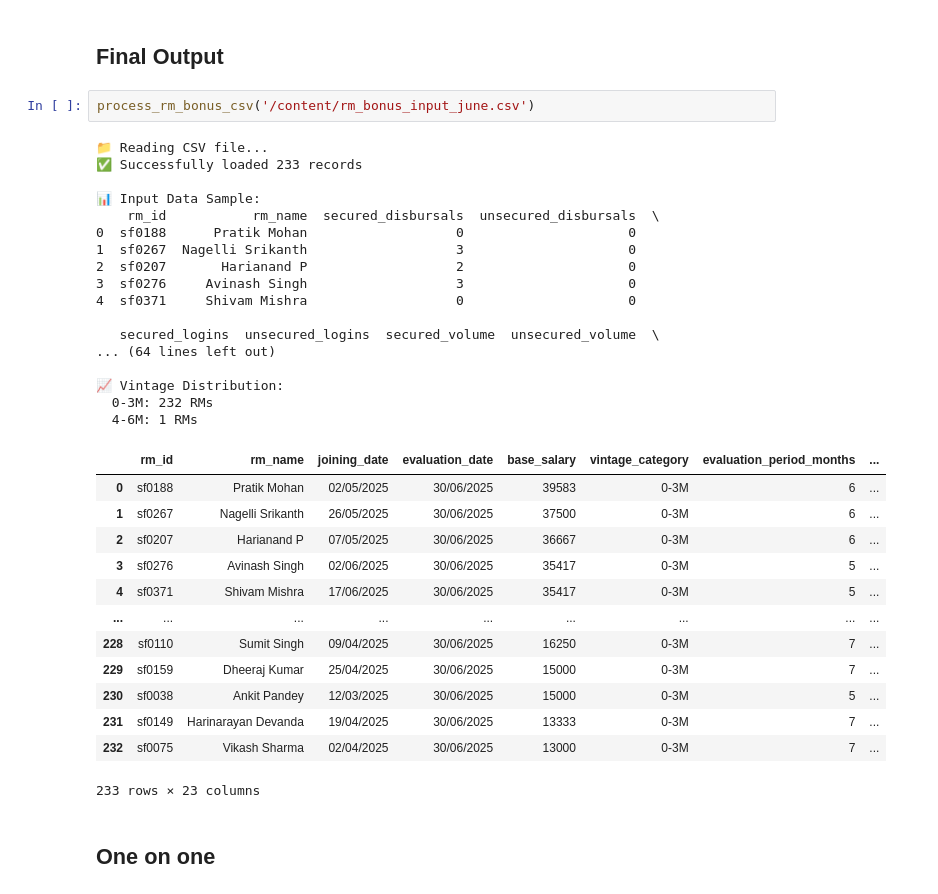
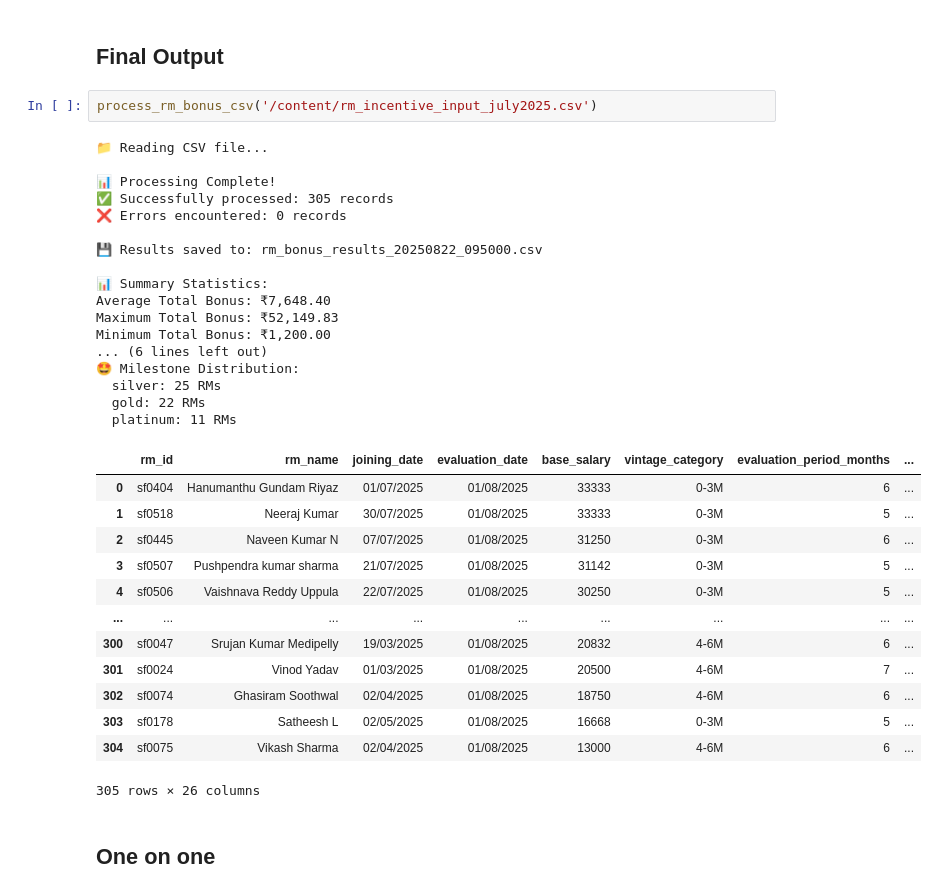
Before and after one commit to netra-poonia/Incentive-Calculator-Colab-notebooks, a Jupyter notebook: Relationship_Manager_Bonus_Calculator.ipynb, the cells around one changed output. Drawn from its saved outputs; the diff is of its cells as text.

```diff
--- a/Relationship_Manager_Bonus_Calculator.ipynb
+++ b/Relationship_Manager_Bonus_Calculator.ipynb
@@ -1679,38 +766,38 @@ def process_rm_bonus_csv(input_csv_path, output_csv_path=None):
 # %% [markdown]
 ## Final Output
 # %%
-process_rm_bonus_csv('/content/rm_bonus_input_june.csv')
+process_rm_bonus_csv('/content/rm_incentive_input_july2025.csv')
 # %% [output]
 📁 Reading CSV file...
-✅ Successfully loaded 233 records
 
-📊 Input Data Sample:
-    rm_id           rm_name  secured_disbursals  unsecured_disbursals  \
-0  sf0188      Pratik Mohan                   0                     0
-1  sf0267  Nagelli Srikanth                   3                     0
-2  sf0207       Harianand P                   2                     0
-3  sf0276     Avinash Singh                   3                     0
-4  sf0371     Shivam Mishra                   0                     0
+📊 Processing Complete!
+✅ Successfully processed: 305 records
+❌ Errors encountered: 0 records
 
-   secured_logins  unsecured_logins  secured_volume  unsecured_volume  \
-... (64 lines left out)
+💾 Results saved to: rm_bonus_results_20250822_095000.csv
 
-📈 Vintage Distribution:
-  0-3M: 232 RMs
-  4-6M: 1 RMs
+📊 Summary Statistics:
+Average Total Bonus: ₹7,648.40
+Maximum Total Bonus: ₹52,149.83
+Minimum Total Bonus: ₹1,200.00
+... (6 lines left out)
+🤩 Milestone Distribution:
+  silver: 25 RMs
+  gold: 22 RMs
+  platinum: 11 RMs
 |  | rm_id | rm_name | joining_date | evaluation_date | base_salary | vintage_category | evaluation_period_months | ... |
-| 0 | sf0188 | Pratik Mohan | 02/05/2025 | 30/06/2025 | 39583 | 0-3M | 6 | ... |
-| 1 | sf0267 | Nagelli Srikanth | 26/05/2025 | 30/06/2025 | 37500 | 0-3M | 6 | ... |
-| 2 | sf0207 | Harianand P | 07/05/2025 | 30/06/2025 | 36667 | 0-3M | 6 | ... |
-| 3 | sf0276 | Avinash Singh | 02/06/2025 | 30/06/2025 | 35417 | 0-3M | 5 | ... |
-| 4 | sf0371 | Shivam Mishra | 17/06/2025 | 30/06/2025 | 35417 | 0-3M | 5 | ... |
+| 0 | sf0404 | Hanumanthu Gundam Riyaz | 01/07/2025 | 01/08/2025 | 33333 | 0-3M | 6 | ... |
+| 1 | sf0518 | Neeraj Kumar | 30/07/2025 | 01/08/2025 | 33333 | 0-3M | 5 | ... |
+| 2 | sf0445 | Naveen Kumar N | 07/07/2025 | 01/08/2025 | 31250 | 0-3M | 6 | ... |
+| 3 | sf0507 | Pushpendra kumar sharma | 21/07/2025 | 01/08/2025 | 31142 | 0-3M | 5 | ... |
+| 4 | sf0506 | Vaishnava Reddy Uppula | 22/07/2025 | 01/08/2025 | 30250 | 0-3M | 5 | ... |
 | ... | ... | ... | ... | ... | ... | ... | ... | ... |
-| 228 | sf0110 | Sumit Singh | 09/04/2025 | 30/06/2025 | 16250 | 0-3M | 7 | ... |
-| 229 | sf0159 | Dheeraj Kumar | 25/04/2025 | 30/06/2025 | 15000 | 0-3M | 7 | ... |
-| 230 | sf0038 | Ankit Pandey | 12/03/2025 | 30/06/2025 | 15000 | 0-3M | 5 | ... |
-| 231 | sf0149 | Harinarayan Devanda | 19/04/2025 | 30/06/2025 | 13333 | 0-3M | 7 | ... |
-| 232 | sf0075 | Vikash Sharma | 02/04/2025 | 30/06/2025 | 13000 | 0-3M | 7 | ... |
+| 300 | sf0047 | Srujan Kumar Medipelly | 19/03/2025 | 01/08/2025 | 20832 | 4-6M | 6 | ... |
+| 301 | sf0024 | Vinod Yadav | 01/03/2025 | 01/08/2025 | 20500 | 4-6M | 7 | ... |
+| 302 | sf0074 | Ghasiram Soothwal | 02/04/2025 | 01/08/2025 | 18750 | 4-6M | 6 | ... |
+| 303 | sf0178 | Satheesh L | 02/05/2025 | 01/08/2025 | 16668 | 0-3M | 5 | ... |
+| 304 | sf0075 | Vikash Sharma | 02/04/2025 | 01/08/2025 | 13000 | 4-6M | 6 | ... |
-233 rows × 23 columns
+305 rows × 26 columns
 # %% [markdown]
 ## One on one
 # %%
```
Also changed, not shown: parts of 15 cells of this notebook.
